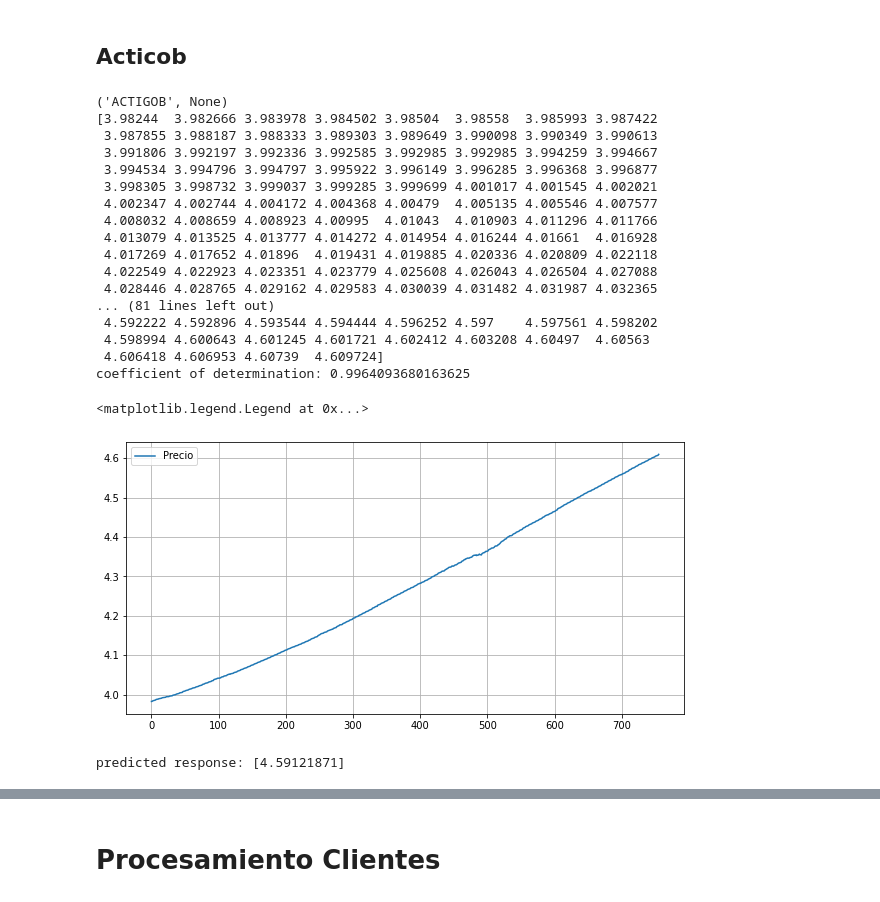
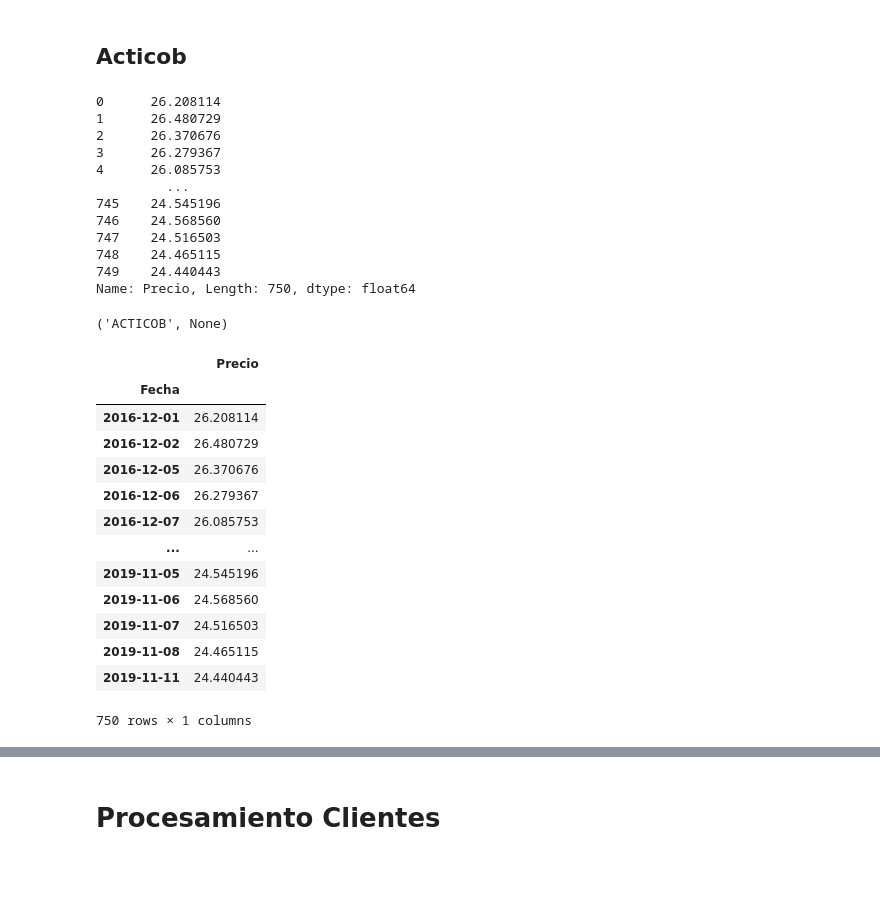
Before and after one commit to UlmoMacias/proyecto1704, a Jupyter notebook: main.ipynb, the cells around one changed output, grey strips where cells are left out. Drawn from its saved outputs; the diff is of its cells as text; code cells hidden in the pictures; blank space fills up the shorter version.

```diff
--- a/main.ipynb
+++ b/main.ipynb
@@ -47,57 +110,55 @@ preciosB2
 # %% [markdown]
 ## Acticob
+# %%
+series
+# %% [output]
+0      26.208114
+1      26.480729
+2      26.370676
+3      26.279367
+4      26.085753
+         ...
+745    24.545196
+746    24.568560
+747    24.516503
+748    24.465115
+749    24.440443
+Name: Precio, Length: 750, dtype: float64
 # %%
 
-emisora = emisoras[0]
+emisora = emisoras[-2]
 print(emisora)
 emisora = emisora[0]
 historico = preciosB2[preciosB2.Emisora == emisora].sort_values(by='Fecha')
 #print(historico.head(10).to_string())
 historico = historico.groupby(by="Fecha").sum()
 #print(historico.head(10).to_string())
 
 
 historico = historico.reset_index()
 #print(historico.Precio.head(50).to_string())
 
-y = historico.Precio.values
-x = historico.Precio.index.values
-print(y)
 
-x = x.reshape((-1, 1))
 
-model = LinearRegression()
-model = model.fit(x, y)
+series = historico
+series['Fecha'] = pd.to_datetime(historico['Fecha'],format='%Y%m%d')
+series = series.set_index('Fecha')
+#series
 
-r_sq = model.score(x, y)
-print('coefficient of determination:', r_sq)
-
-plt.figure(figsize=[10,5])
-plt.grid(True)
-plt.plot(historico['Precio'],label='Precio')
-plt.legend(loc=2)
+series.sort_values(by="Fecha")
 # %% [output]
-('ACTIGOB', None)
-[3.98244  3.982666 3.983978 3.984502 3.98504  3.98558  3.985993 3.987422
- 3.987855 3.988187 3.988333 3.989303 3.989649 3.990098 3.990349 3.990613
- 3.991806 3.992197 3.992336 3.992585 3.992985 3.992985 3.994259 3.994667
- 3.994534 3.994796 3.994797 3.995922 3.996149 3.996285 3.996368 3.996877
- 3.998305 3.998732 3.999037 3.999285 3.999699 4.001017 4.001545 4.002021
- 4.002347 4.002744 4.004172 4.004368 4.00479  4.005135 4.005546 4.007577
- 4.008032 4.008659 4.008923 4.00995  4.01043  4.010903 4.011296 4.011766
- 4.013079 4.013525 4.013777 4.014272 4.014954 4.016244 4.01661  4.016928
- 4.017269 4.017652 4.01896  4.019431 4.019885 4.020336 4.020809 4.022118
- 4.022549 4.022923 4.023351 4.023779 4.025608 4.026043 4.026504 4.027088
- 4.028446 4.028765 4.029162 4.029583 4.030039 4.031482 4.031987 4.032365
-... (81 lines left out)
- 4.592222 4.592896 4.593544 4.594444 4.596252 4.597    4.597561 4.598202
- 4.598994 4.600643 4.601245 4.601721 4.602412 4.603208 4.60497  4.60563
- 4.606418 4.606953 4.60739  4.609724]
-coefficient of determination: 0.9964093680163625
+('ACTICOB', None)
+|  | Precio |
+| Fecha |  |
+| 2016-12-01 | 26.208114 |
+| 2016-12-02 | 26.480729 |
+| 2016-12-05 | 26.370676 |
+| 2016-12-06 | 26.279367 |
+| 2016-12-07 | 26.085753 |
+| ... | ... |
+| 2019-11-05 | 24.545196 |
+| 2019-11-06 | 24.568560 |
+| 2019-11-07 | 24.516503 |
+| 2019-11-08 | 24.465115 |
+| 2019-11-11 | 24.440443 |
-<matplotlib.legend.Legend at 0x...>
+750 rows × 1 columns
-[figure, removed]
-# %%
-y_pred = model.predict([[751]])
-print('predicted response:', y_pred)
-# %% [output]
-predicted response: [4.59121871]
```
Also changed, not shown: parts of 8 cells of this notebook.
